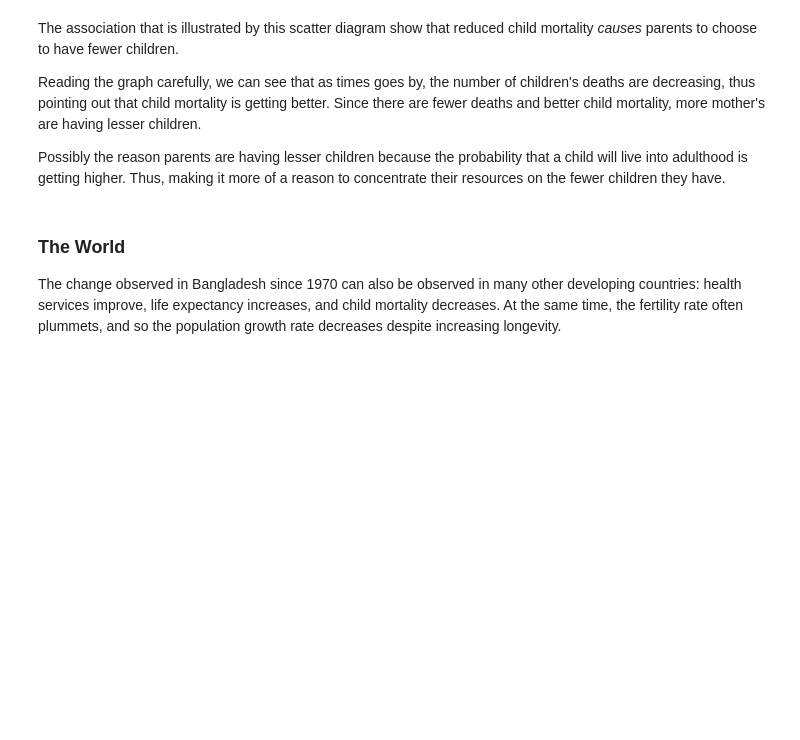
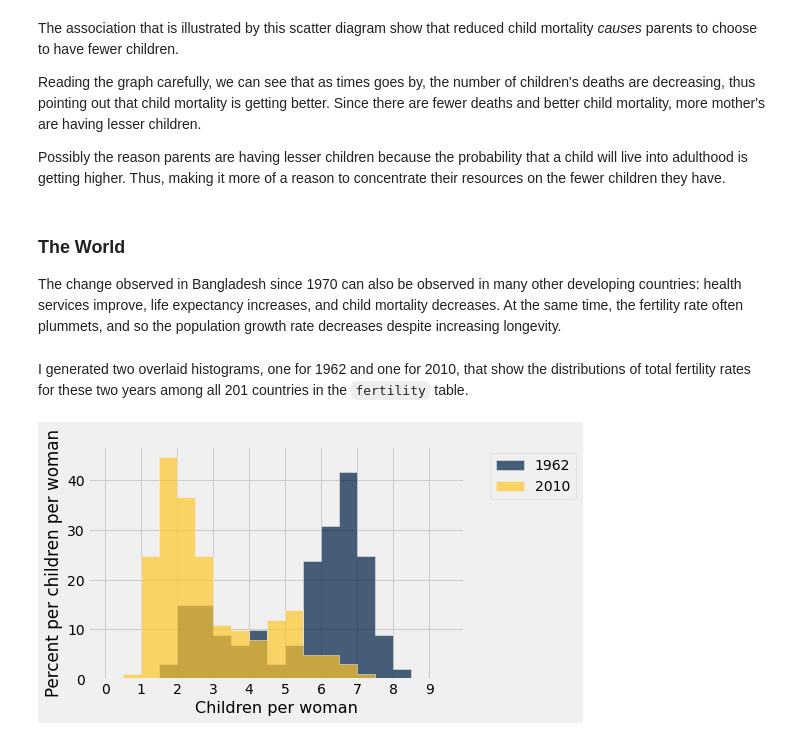
Before and after one commit to micahelinor/Data_Science, a Jupyter notebook: Projects/World_Progress/World_Progress.ipynb, the cells around one changed output. Saved outputs shown, nothing was run; the diff lists cells and outputs as text; code cells hidden in the pictures; blank space fills up the shorter version.

```diff
--- a/Projects/World_Progress/World_Progress.ipynb
+++ b/Projects/World_Progress/World_Progress.ipynb
@@ -233,3 +228,15 @@ Possibly the reason parents are having lesser children because the probability t
 ### The World
 
 The change observed in Bangladesh since 1970 can also be observed in many other developing countries: health services improve, life expectancy increases, and child mortality decreases. At the same time, the fertility rate often plummets, and so the population growth rate decreases despite increasing longevity.
+# %% [markdown]
+I generated two overlaid histograms, one for 1962 and one for 2010, that show the distributions of total fertility rates for these two years among all 201 countries in the `fertility` table.
+# %%
+Table().with_columns(
+    '1962', fertility.where('time', 1962).column(2),
+    '2010', fertility.where('time', 2010).column(2)
+).hist(bins=np.arange(0, 10, 0.5), unit='child per woman')
+_ = plots.xlabel('Children per woman')
+_ = plots.ylabel('Percent per children per woman')
+_ = plots.xticks(np.arange(10))
+# %% [output]
+[figure, added]
```
Also changed, not shown: parts of 51 cells of this notebook.
